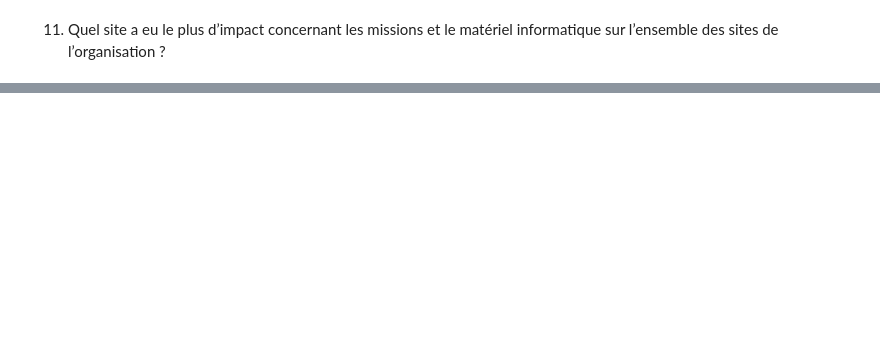
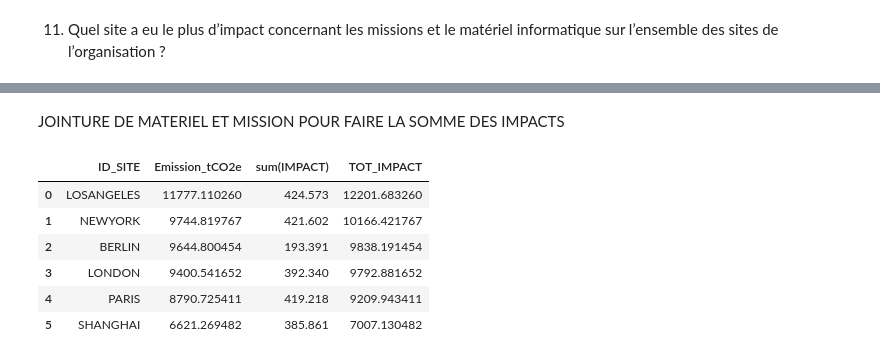
Before and after one commit to etiennevzn/GHG-inventory, a Jupyter notebook: ETL.ipynb, the cells around one changed output, grey strips where cells are left out. Drawn from its saved outputs; the diff is of its cells as text; code cells hidden in the pictures; blank space fills up the shorter version.

```diff
--- a/ETL.ipynb
+++ b/ETL.ipynb
@@ -886,0 +947,4 @@ missions_df = missions_avion.toPandas()
+# %%
+emissions_par_site = missions_df.groupby('ID_SITE')['EMISSION'].sum().sort_values(ascending=False).reset_index()
+emissions_par_site.columns = ['ID_SITE', 'Emission_tCO2e']
+emissions_par_site
@@ -886,0 +961,18 @@ missions_df = missions_avion.toPandas()
+# %%
+
+mat_inf = (
+    dim_materiel
+    .join(fait_materiel, "ID_MATERIEL")
+    .select("ID_SITE", "ID_MATERIEL", "TYPE", "MODELE")
+)
+
+impact_mat = (
+    dim_materiel
+    .join(fait_materiel, "ID_MATERIEL")
+    .join(impact_mat_info_sdf, ["TYPE", "MODELE"])
+    .groupBy(col("ID_SITE"))
+    .agg(sum(col("IMPACT")))
+)
+
+impact_mat_df["sum(IMPACT)"] = impact_mat_df["sum(IMPACT)"] / 1000
+impact_mat_df
@@ -886,0 +987,17 @@ missions_df = missions_avion.toPandas()
+# %% [markdown]
+JOINTURE DE MATERIEL ET MISSION POUR FAIRE LA SOMME DES IMPACTS
+# %%
+emissions_par_site["ID_SITE"] = emissions_par_site["ID_SITE"].astype(str)
+impact_mat_df["ID_SITE"] = impact_mat_df["ID_SITE"].astype(str)
+
+jointure = emissions_par_site.merge(impact_mat_df, on="ID_SITE")
+jointure["TOT_IMPACT"] = jointure["Emission_tCO2e"] + jointure["sum(IMPACT)"]
+jointure.sort_values("TOT_IMPACT", ascending=False)
+# %% [output]
+|  | ID_SITE | Emission_tCO2e | sum(IMPACT) | TOT_IMPACT |
+| 0 | LOSANGELES | 11777.110260 | 424.573 | 12201.683260 |
+| 1 | NEWYORK | 9744.819767 | 421.602 | 10166.421767 |
+| 2 | BERLIN | 9644.800454 | 193.391 | 9838.191454 |
+| 3 | LONDON | 9400.541652 | 392.340 | 9792.881652 |
+| 4 | PARIS | 8790.725411 | 419.218 | 9209.943411 |
+| 5 | SHANGHAI | 6621.269482 | 385.861 | 7007.130482 |
```
Also changed, not shown: parts of 9 cells of this notebook, 1 other file.
